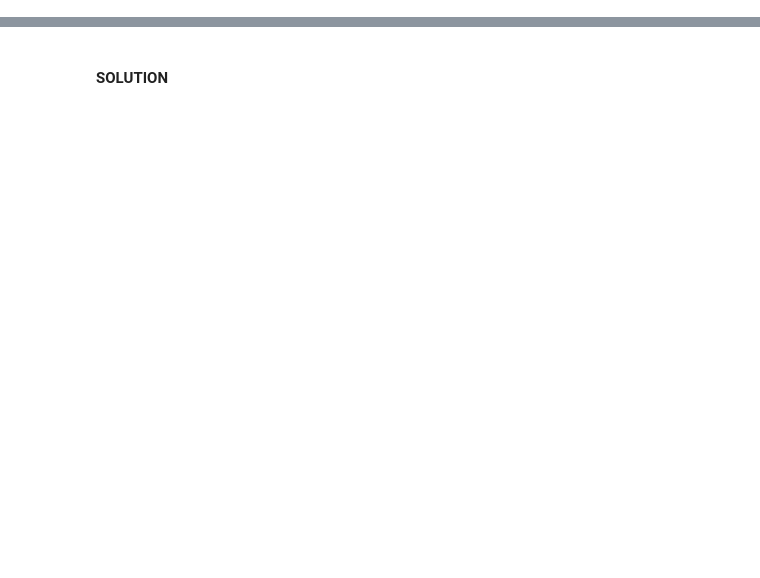
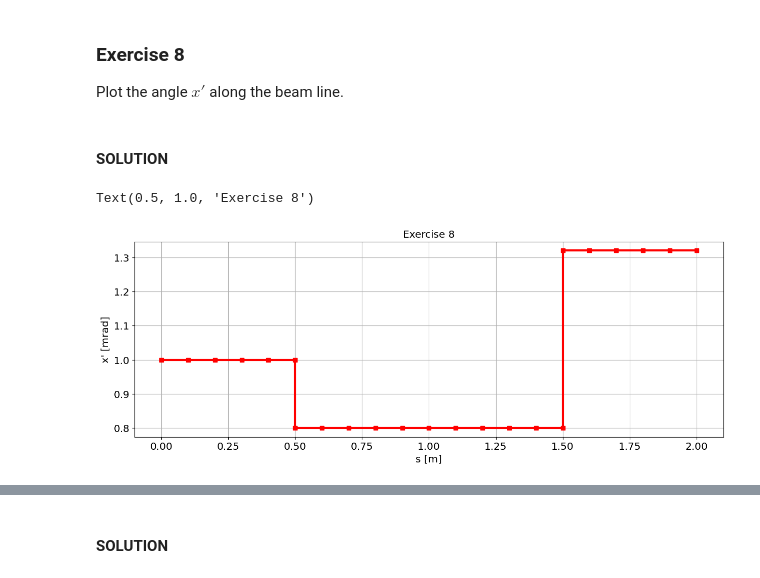
Before and after one commit to cerncas/hands-on-lattice-exercises, a Jupyter notebook: 02_Single_Particle_Beamline.ipynb, the cells around one changed output, grey strips where cells are left out. Drawn from its saved outputs; the diff is of its cells as text; code cells hidden in the pictures; blank space fills up the shorter version.

```diff
--- a/02_Single_Particle_Beamline.ipynb
+++ b/02_Single_Particle_Beamline.ipynb
@@ -24,0 +144,15 @@ Recall that the **imaging equation** for a lens is $1/b+1/g=1/f,$ which correspo
+# %% [markdown]
+### Exercise 8
+Plot the angle $x'$ along the beam line.
+# %% [markdown]
+#### SOLUTION
+# %%
+# code here your solution...
+plt.plot(transported_particles['s'], transported_particles['xp'], 's-r', lw=3)
+plt.grid(True)
+plt.xlabel('s [m]')
+plt.ylabel("x' [mrad]")
+plt.title('Exercise 8')
+# %% [output]
+Text(0.5, 1.0, 'Exercise 8')
+[figure, added]
```
Also changed, not shown: parts of 42 cells of this notebook, 10 other files.
